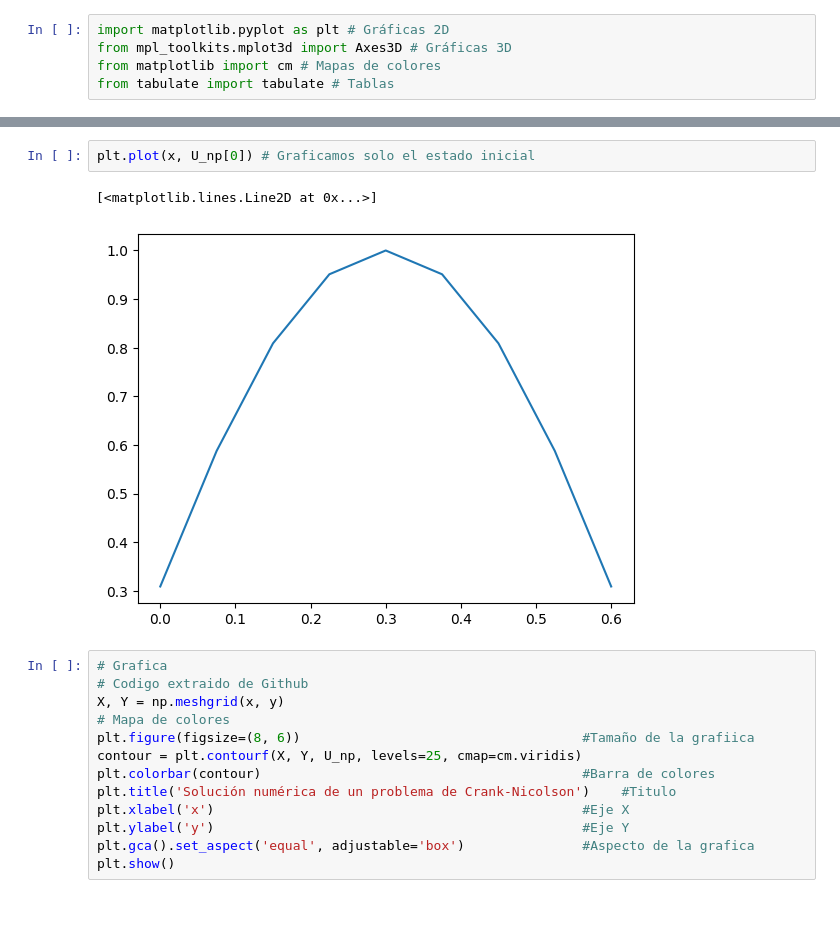
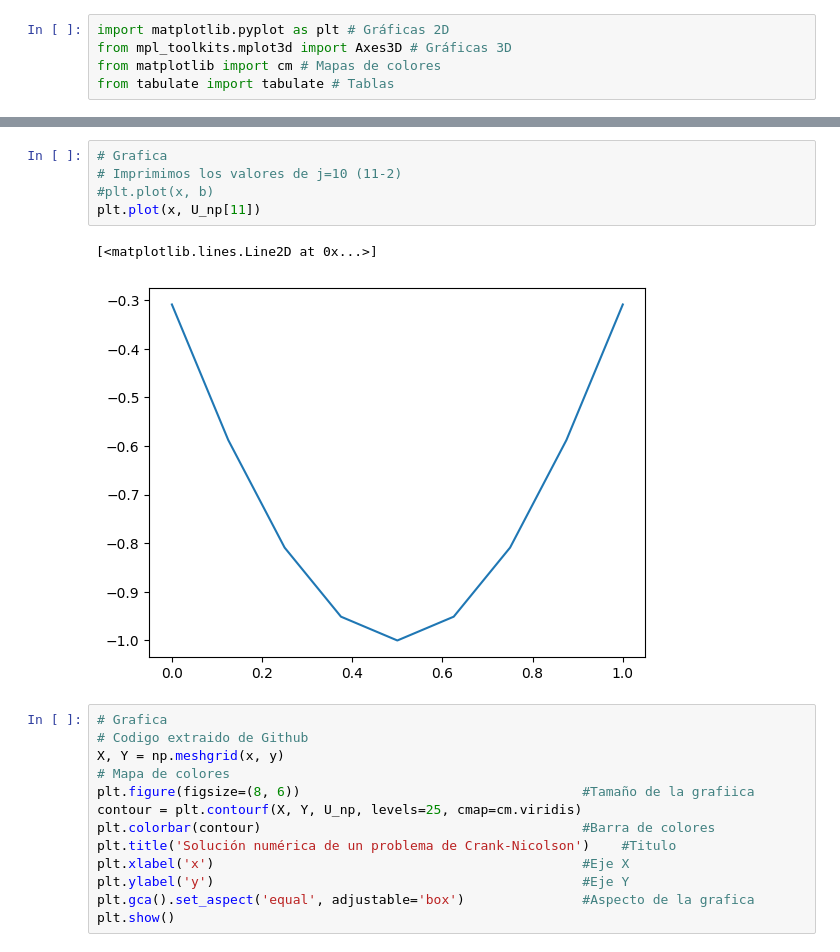
Before and after one commit to Lu1sV1rus/EDP, a Jupyter notebook: Ecuación_de_onda_Método_explícito.ipynb, the cells around one changed output, grey strips where cells are left out. Saved outputs shown, nothing was run; the diff lists cells and outputs as text; blank space fills up the shorter version.

```diff
--- a/Ecuación_de_onda_Método_explícito.ipynb
+++ b/Ecuación_de_onda_Método_explícito.ipynb
@@ -105,8 +125,11 @@ for i in range(12): # Graficamos los primeros 12 tiempos
-# %%
-plt.plot(x, U_np[0]) # Graficamos solo el estado inicial
-# %% [output]
-[<matplotlib.lines.Line2D at 0x...>]
-[figure, removed]
+# %%
+# Grafica
+# Imprimimos los valores de j=10 (11-2)
+#plt.plot(x, b)
+plt.plot(x, U_np[11])
+# %% [output]
+[<matplotlib.lines.Line2D at 0x...>]
+[figure, added]
 # %%
 # Grafica
 # Codigo extraido de Github
```
Also changed, not shown: parts of 21 cells of this notebook.
